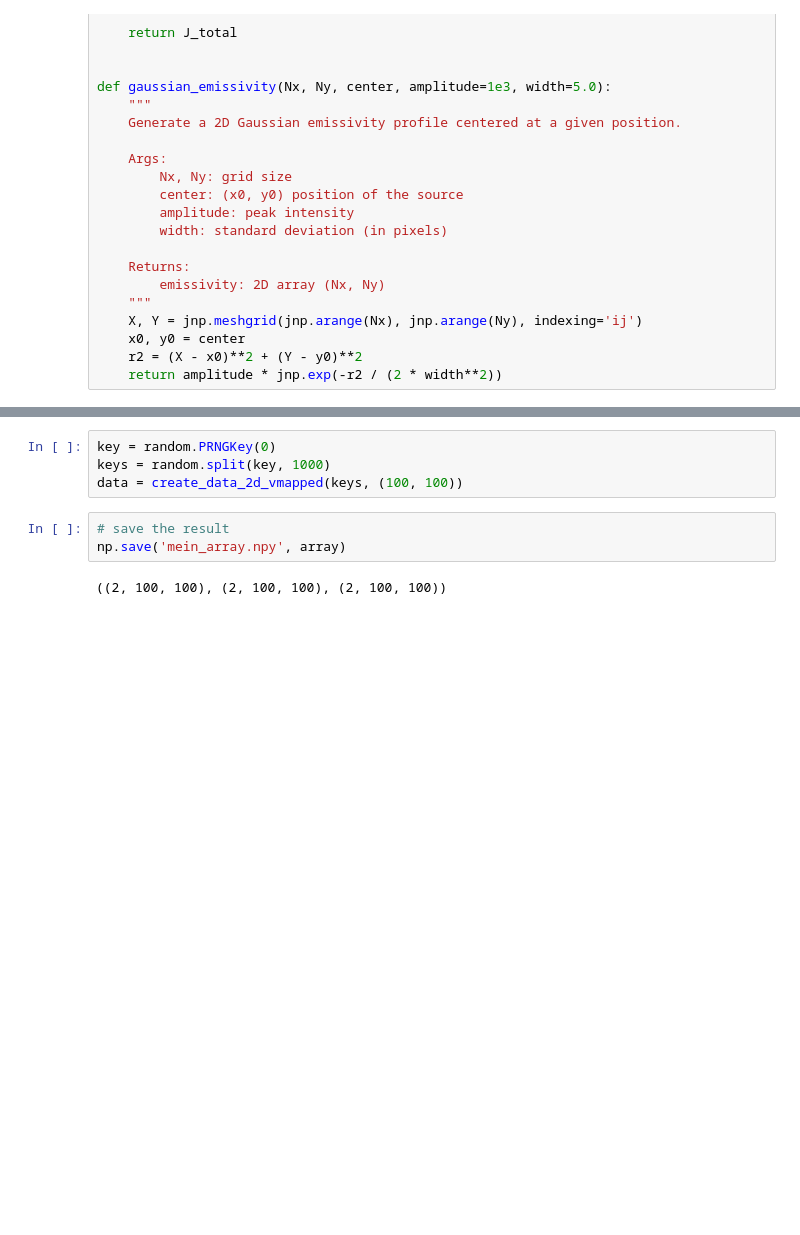
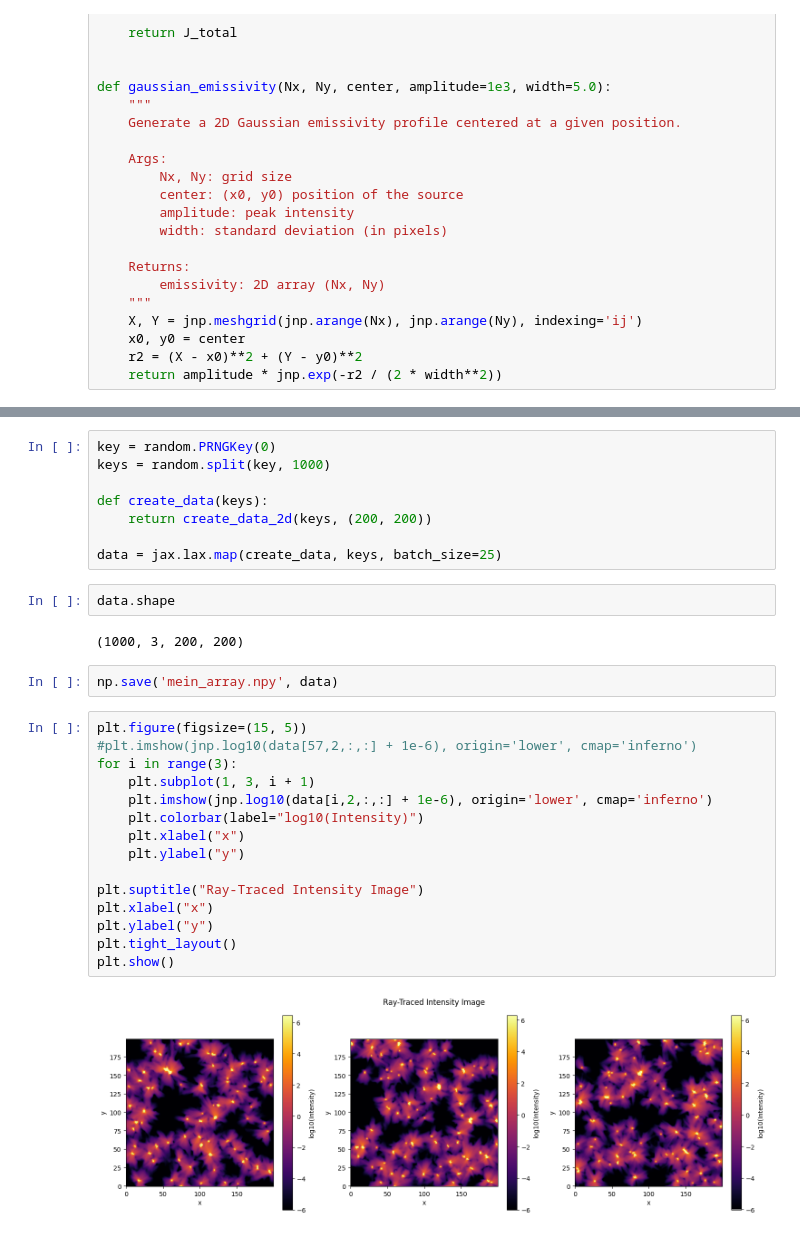
Before and after one commit to RuneRost/RadiativeTransfer, a Jupyter notebook: fast_create_data_2d.ipynb, the cells around one changed output, grey strips where cells are left out. Saved outputs shown, nothing was run; the diff lists cells and outputs as text; blank space fills up the shorter version.

Commit message:
created training data

```diff
--- a/fast_create_data_2d.ipynb
+++ b/fast_create_data_2d.ipynb
@@ -154,9 +156,31 @@ create_data_2d_vmapped = jax.vmap(create_data_2d, in_axes=(0, None))
 # %%
 key = random.PRNGKey(0)
 keys = random.split(key, 1000)
-data = create_data_2d_vmapped(keys, (100, 100))
+
+def create_data(keys):
+    return create_data_2d(keys, (200, 200))
+
+data = jax.lax.map(create_data, keys, batch_size=25)
-# %%
-# save the result
-np.save('mein_array.npy', array)
-# %% [output]
-((2, 100, 100), (2, 100, 100), (2, 100, 100))
+# %%
+data.shape
+# %% [output]
+(1000, 3, 200, 200)
+# %%
+np.save('mein_array.npy', data)
+# %%
+plt.figure(figsize=(15, 5))
+#plt.imshow(jnp.log10(data[57,2,:,:] + 1e-6), origin='lower', cmap='inferno')
+for i in range(3):
+    plt.subplot(1, 3, i + 1)
+    plt.imshow(jnp.log10(data[i,2,:,:] + 1e-6), origin='lower', cmap='inferno')
+    plt.colorbar(label="log10(Intensity)")
+    plt.xlabel("x")
+    plt.ylabel("y")
+
+plt.suptitle("Ray-Traced Intensity Image")
+plt.xlabel("x")
+plt.ylabel("y")
+plt.tight_layout()
+plt.show()
+# %% [output]
+[figure, added]
```
Also changed, not shown: parts of 2 cells of this notebook.
